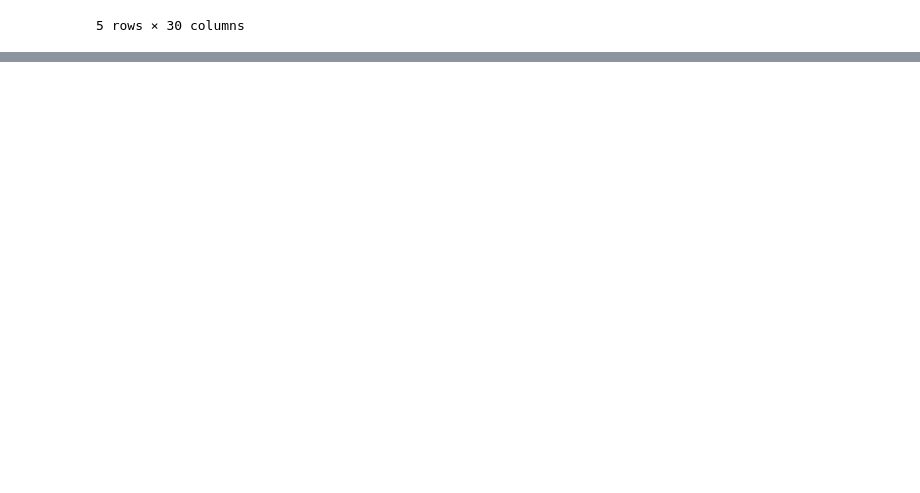
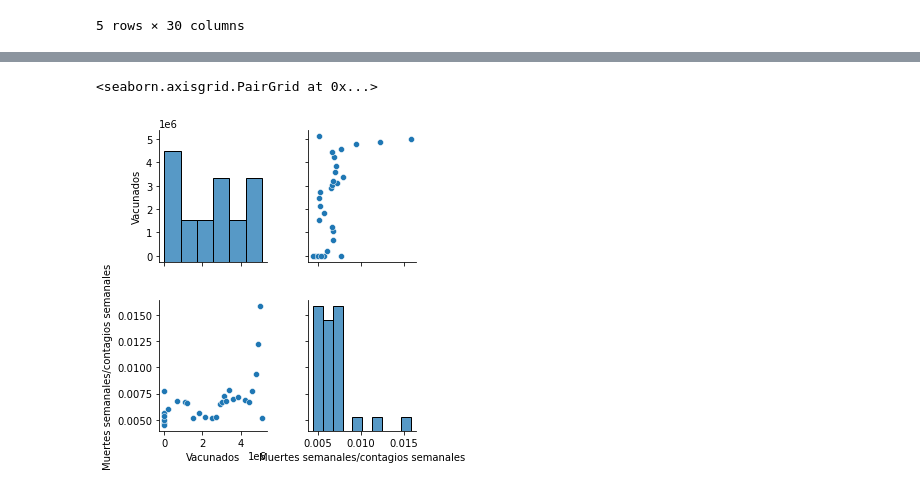
Before and after one commit to jpjara32/tareas, a Jupyter notebook: Tarea3.ipynb, the cells around one changed output, grey strips where cells are left out. Cells and saved outputs as stored; diff of their text form; code cells hidden in the pictures; blank space fills up the shorter version.

```diff
--- a/Tarea3.ipynb
+++ b/Tarea3.ipynb
@@ -446,0 +871,3 @@ data.head()
+# %%
+vac["RollingSum"]=vac["vacsem"].expanding().sum()
+vac.head()
@@ -446,0 +890,3 @@ data.head()
+# %%
+data1 = pd.merge(vac, mue ,how='right', on='Fecha')
+data1.head()
@@ -446,0 +900,3 @@ data.head()
+# %%
+data = data1[["Fecha","RollingSum","muertes/contagios"]]
+data.head()
@@ -446,0 +910,3 @@ data.head()
+# %%
+data.columns=['Fecha', 'Vacunados', "Muertes semanales/contagios semanales"]
+data.head()
@@ -446,0 +920,5 @@ data.head()
+# %%
+sns.pairplot(data)
+# %% [output]
+<seaborn.axisgrid.PairGrid at 0x...>
+[figure, added]
```
Also changed, not shown: parts of 83 cells of this notebook, 2 other files.
